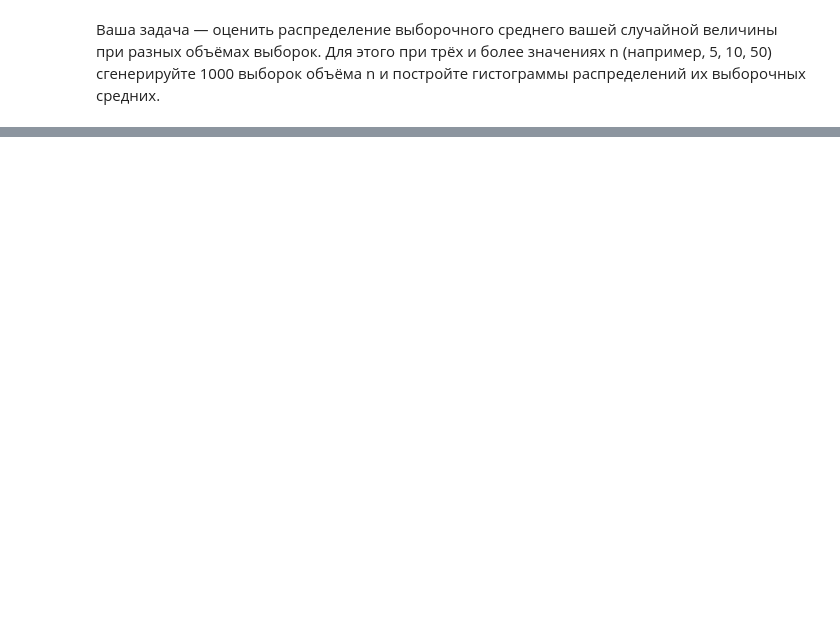
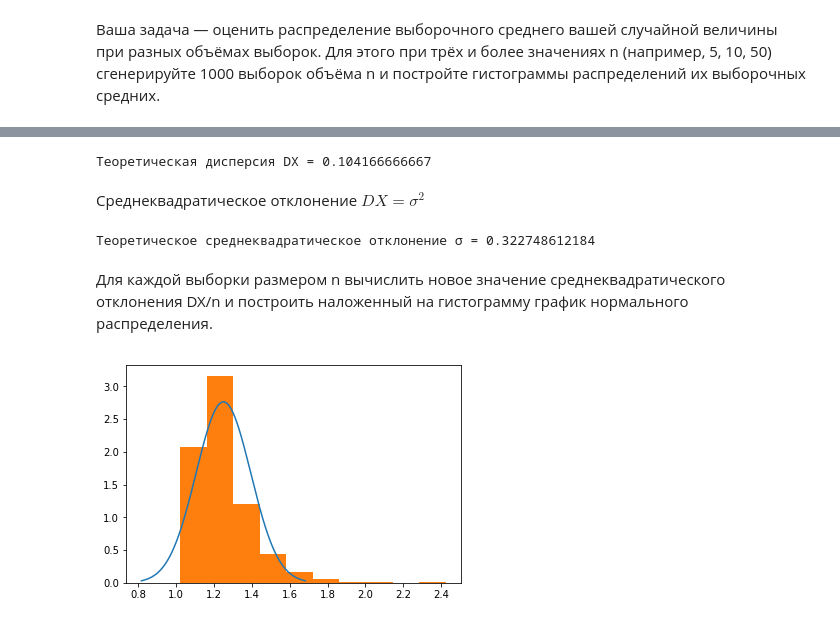
Before and after one commit to MacJei/coursera-cmp, a Jupyter notebook: w4/w4-cp.ipynb, the cells around one changed output, grey strips where cells are left out. Drawn from its saved outputs; the diff is of its cells as text; code cells hidden in the pictures; blank space fills up the shorter version.

```diff
--- a/w4/w4-cp.ipynb
+++ b/w4/w4-cp.ipynb
@@ -124,0 +80,5 @@ plt.show()
+# %%
+x_m = 1
+k = b
+EX = (k * x_m)/(k - 1)
+print "Теоретическое математическое ожидание EX =", EX
@@ -124,0 +89,25 @@ plt.show()
+# %%
+DX = (x_m/(k - 1))**2 * (k/(k - 2))
+print "Теоретическая дисперсия DX =", DX
+# %% [output]
+Теоретическая дисперсия DX = 0.104166666667
+# %% [markdown]
+Среднеквадратическое отклонение $ DX = σ ^{2} $
+# %%
+sigma = math.sqrt(DX)
+print "Теоретическое среднеквадратическое отклонение σ =", sigma
+# %% [output]
+Теоретическое среднеквадратическое отклонение σ = 0.322748612184
+# %% [markdown]
+Для каждой выборки размером n вычислить новое значение среднеквадратического отклонения DX/n и построить наложенный на гистограмму график нормального распределения.
+# %%
+sigma5 = math.sqrt(DX/5)
+norm5 = sts.norm(loc=EX, scale=sigma5)
+# %%
+x = np.linspace(EX-(3*sigma5), EX+(3*sigma5), 1000)
+pdf = norm5.pdf(x)
+plt.plot(x, pdf)
+plt.hist(n5, normed=True)
+plt.show()
+# %% [output]
+[figure, added]
```
Also changed, not shown: parts of 22 cells of this notebook, 3 other files.
